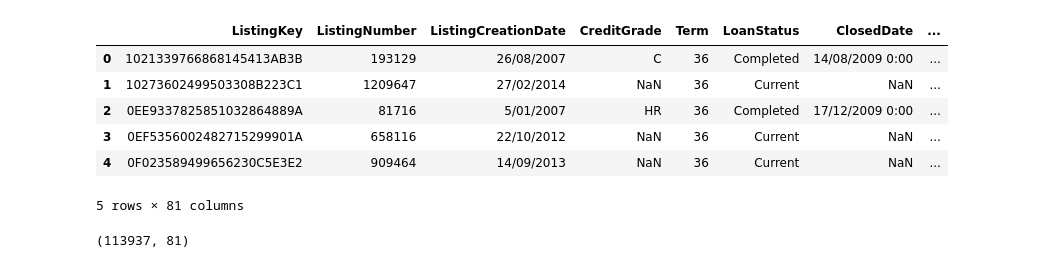
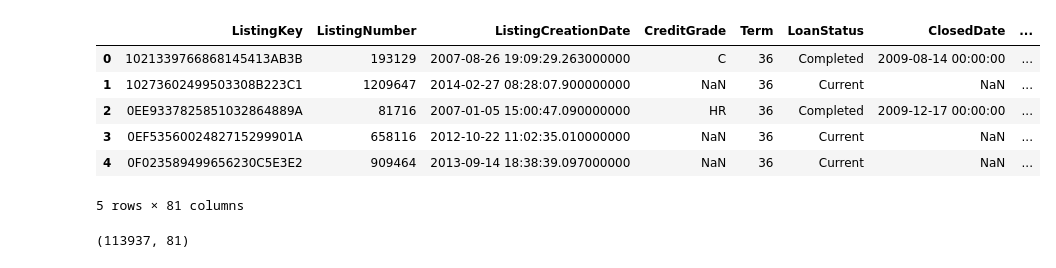
Before and after one commit to LachlanPotter33/Proj-4-Group-3, a Jupyter notebook: Project4.ipynb, the cells around one changed output. Drawn from its saved outputs; the diff is of its cells as text; code cells hidden in the pictures.

```diff
--- a/Project4.ipynb
+++ b/Project4.ipynb
@@ -15,15 +15,15 @@ from sklearn.ensemble import RandomForestClassifier
 # %%
 
 #main_path = f'{os.getcwd()}'
-Prosper_df = pd.read_csv('Resources/prosperLoanData.csv')
+Prosper_df = pd.read_csv("Data\prosperLoanData.csv")
 Prosper_df.head()
 # %% [output]
 |  | ListingKey | ListingNumber | ListingCreationDate | CreditGrade | Term | LoanStatus | ClosedDate | ... |
-| 0 | 1021339766868145413AB3B | 193129 | 26/08/2007 | C | 36 | Completed | 14/08/2009 0:00 | ... |
-| 1 | 10273602499503308B223C1 | 1209647 | 27/02/2014 | NaN | 36 | Current | NaN | ... |
-| 2 | 0EE9337825851032864889A | 81716 | 5/01/2007 | HR | 36 | Completed | 17/12/2009 0:00 | ... |
-| 3 | 0EF5356002482715299901A | 658116 | 22/10/2012 | NaN | 36 | Current | NaN | ... |
-| 4 | 0F023589499656230C5E3E2 | 909464 | 14/09/2013 | NaN | 36 | Current | NaN | ... |
+| 0 | 1021339766868145413AB3B | 193129 | 2007-08-26 19:09:29.263000000 | C | 36 | Completed | 2009-08-14 00:00:00 | ... |
+| 1 | 10273602499503308B223C1 | 1209647 | 2014-02-27 08:28:07.900000000 | NaN | 36 | Current | NaN | ... |
+| 2 | 0EE9337825851032864889A | 81716 | 2007-01-05 15:00:47.090000000 | HR | 36 | Completed | 2009-12-17 00:00:00 | ... |
+| 3 | 0EF5356002482715299901A | 658116 | 2012-10-22 11:02:35.010000000 | NaN | 36 | Current | NaN | ... |
+| 4 | 0F023589499656230C5E3E2 | 909464 | 2013-09-14 18:38:39.097000000 | NaN | 36 | Current | NaN | ... |
 5 rows × 81 columns
 # %%
 Prosper_df.shape
```
Also changed, not shown: parts of 13 cells of this notebook, 1 other file.
